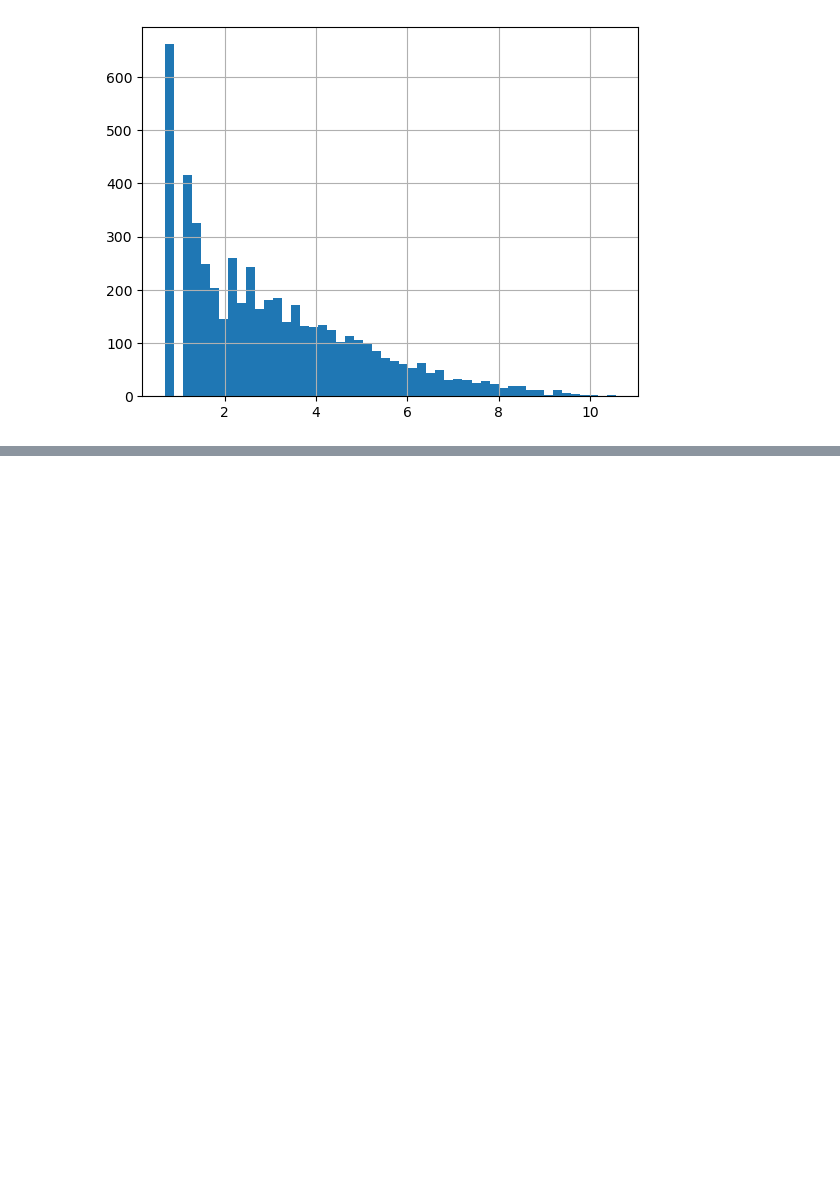
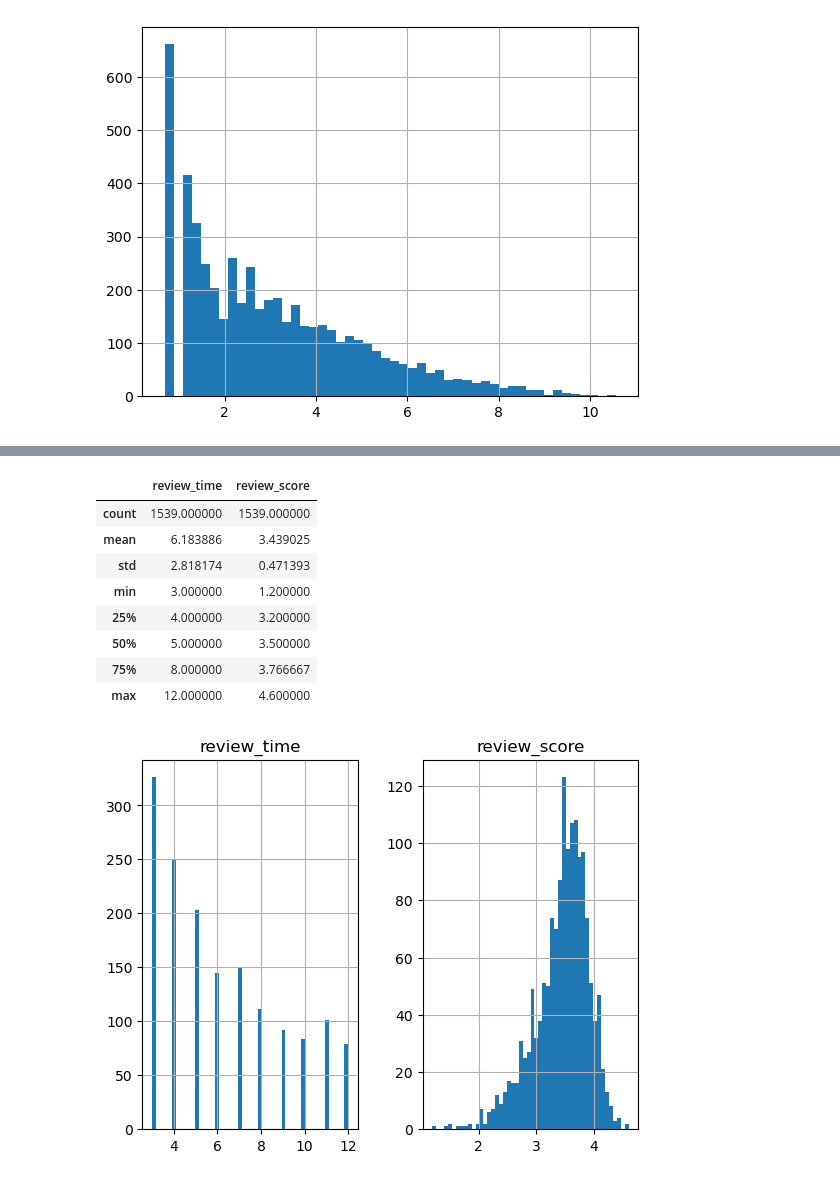
Before and after one commit to MoonsRainbow/DataAnalysis, a Jupyter notebook: BeerReview/BeerReview.ipynb, the cells around one changed output, grey strips where cells are left out. Cells and saved outputs as stored; diff of their text form; code cells hidden in the pictures; blank space fills up the shorter version.

```diff
--- a/BeerReview/BeerReview.ipynb
+++ b/BeerReview/BeerReview.ipynb
@@ -454,0 +500,14 @@ df_brew_scores.nlargest(5, 'review_score')
+# %%
+df_brew_scores.loc[(df_brew_scores['review_time'] >= 3) & (df_brew_scores['review_time'] < 13), ['review_time', 'review_score']].hist(bins=50);
+df_brew_scores.loc[(df_brew_scores['review_time'] >= 3) & (df_brew_scores['review_time'] < 13), ['review_time', 'review_score']].describe()
+# %% [output]
+|  | review_time | review_score |
+| count | 1539.000000 | 1539.000000 |
+| mean | 6.183886 | 3.439025 |
+| std | 2.818174 | 0.471393 |
+| min | 3.000000 | 1.200000 |
+| 25% | 4.000000 | 3.200000 |
+| 50% | 5.000000 | 3.500000 |
+| 75% | 8.000000 | 3.766667 |
+| max | 12.000000 | 4.600000 |
+[figure, added]
```
Also changed, not shown: parts of 33 cells of this notebook.
